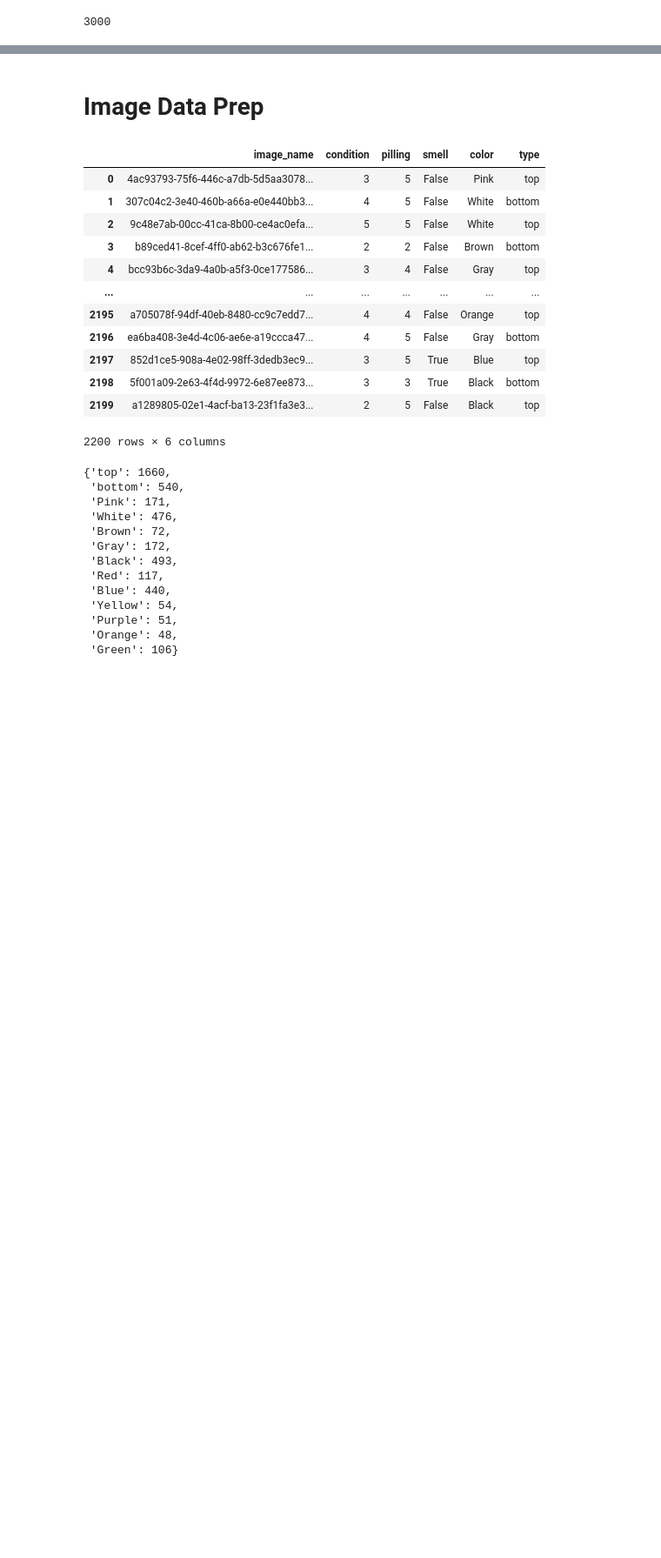
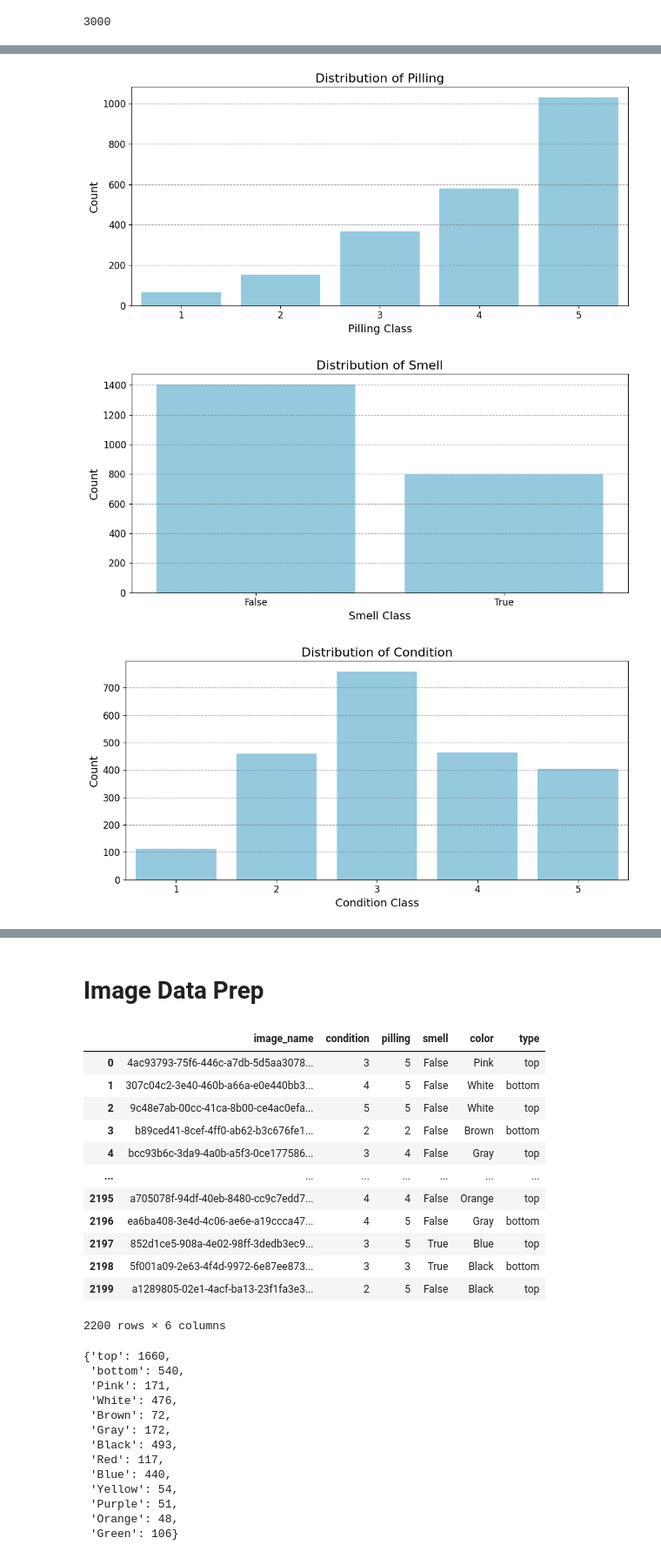
Before and after one commit to Kittipong-Dev/secondhand-pricing-model, a Jupyter notebook: secondhand_evaluating_model.ipynb, the cells around one changed output, grey strips where cells are left out. Shown at 87% size. Cells and saved outputs as stored; diff of their text form; code cells hidden in the pictures; blank space fills up the shorter version.

```diff
--- a/secondhand_evaluating_model.ipynb
+++ b/secondhand_evaluating_model.ipynb
@@ -100,0 +110,22 @@ Matching row:
+# %%
+df = pd.read_csv('/content/dataset/train.csv')
+
+# 🎨 Plot for each label column
+for label in ['pilling', 'smell', 'condition']:
+    plt.figure(figsize=(10, 5))
+    value_counts = df[label].value_counts().sort_index()
+
+    sns.barplot(x=value_counts.index, y=value_counts.values, color='skyblue')
+
+    plt.title(f'Distribution of {label.capitalize()}', fontsize=16)
+    plt.xlabel(f'{label.capitalize()} Class', fontsize=14)
+    plt.ylabel('Count', fontsize=14)
+    plt.xticks(fontsize=12)
+    plt.yticks(fontsize=12)
+    plt.grid(axis='y', linestyle='--', alpha=0.7, color="gray")
+    plt.tight_layout()
+    plt.show()
+# %% [output]
+[figure, added]
+[figure, added]
+[figure, added]
```
Also changed, not shown: parts of 87 cells of this notebook.
